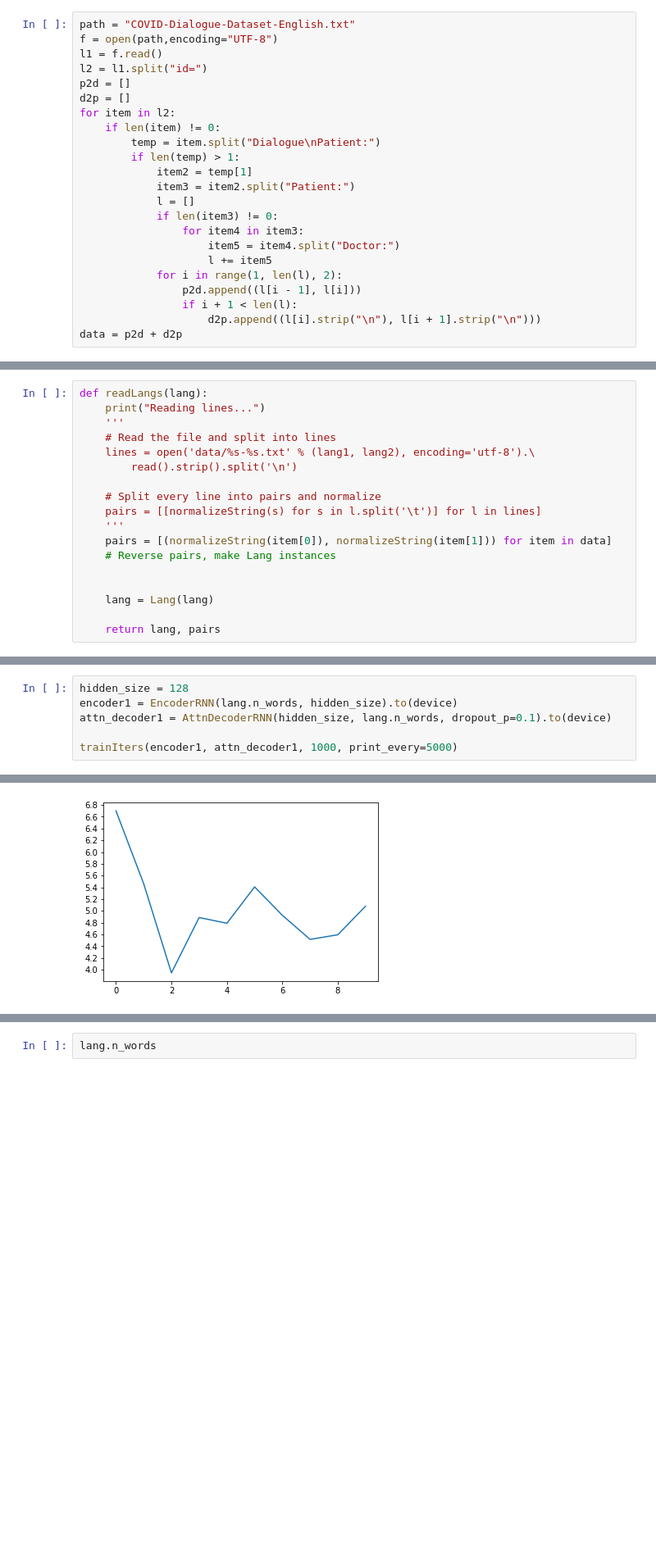
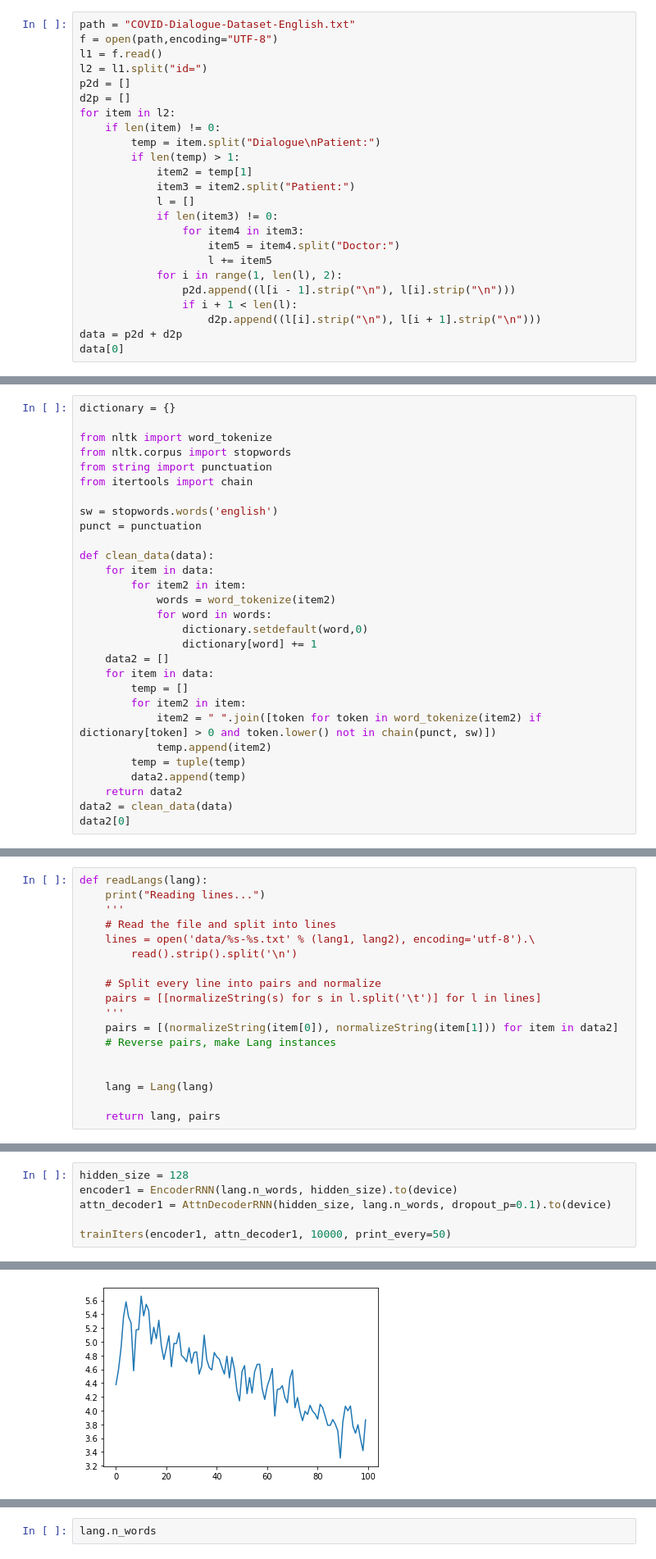
Before and after one commit to huangjihui511/seq2seq-dialog, a Jupyter notebook: main.ipynb, the cells around one changed output, grey strips where cells are left out. Shown at 82% size. Saved outputs shown, nothing was run; the diff lists cells and outputs as text; blank space fills up the shorter version.

Commit message:
clean stopwords and unfrequent words

```diff
--- a/main.ipynb
+++ b/main.ipynb
@@ -17,7 +17,8 @@ for item in l2:
                     item5 = item4.split("Doctor:")
                     l += item5
             for i in range(1, len(l), 2):
-                p2d.append((l[i - 1], l[i]))
+                p2d.append((l[i - 1].strip("\n"), l[i].strip("\n")))
                 if i + 1 < len(l):
                     d2p.append((l[i].strip("\n"), l[i + 1].strip("\n")))
 data = p2d + d2p
+data[0]
@@ -23,0 +41,29 @@ data = p2d + d2p
+# %%
+dictionary = {}
+
+from nltk import word_tokenize
+from nltk.corpus import stopwords
+from string import punctuation
+from itertools import chain
+
+sw = stopwords.words('english')
+punct = punctuation
+
+def clean_data(data):
+    for item in data:
+        for item2 in item:
+            words = word_tokenize(item2)
+            for word in words:
+                dictionary.setdefault(word,0)
+                dictionary[word] += 1
+    data2 = []
+    for item in data:
+        temp = []
+        for item2 in item:
+            item2 = " ".join([token for token in word_tokenize(item2) if dictionary[token] > 0 and token.lower() not in chain(punct, sw)])
+            temp.append(item2)
+        temp = tuple(temp)
+        data2.append(temp)
+    return data2
+data2 = clean_data(data)
+data2[0]
@@ -88,7 +137,7 @@ def readLangs(lang):
     # Split every line into pairs and normalize
     pairs = [[normalizeString(s) for s in l.split('\t')] for l in lines]
     '''
-    pairs = [(normalizeString(item[0]), normalizeString(item[1])) for item in data]
+    pairs = [(normalizeString(item[0]), normalizeString(item[1])) for item in data2]
     # Reverse pairs, make Lang instances
 
 
@@ -399,5 +448,5 @@ hidden_size = 128
 encoder1 = EncoderRNN(lang.n_words, hidden_size).to(device)
 attn_decoder1 = AttnDecoderRNN(hidden_size, lang.n_words, dropout_p=0.1).to(device)
 
-trainIters(encoder1, attn_decoder1, 1000, print_every=5000)
+trainIters(encoder1, attn_decoder1, 10000, print_every=50)
 # %% [output]
@@ -405,4 +471,4 @@ trainIters(encoder1, attn_decoder1, 1000, print_every=5000)
-[figure, old version]
+[figure, new version]
 # %%
 evaluateRandomly(encoder1, attn_decoder1)
 # %% [output]
```
Also changed, not shown: parts of 7 cells of this notebook.
